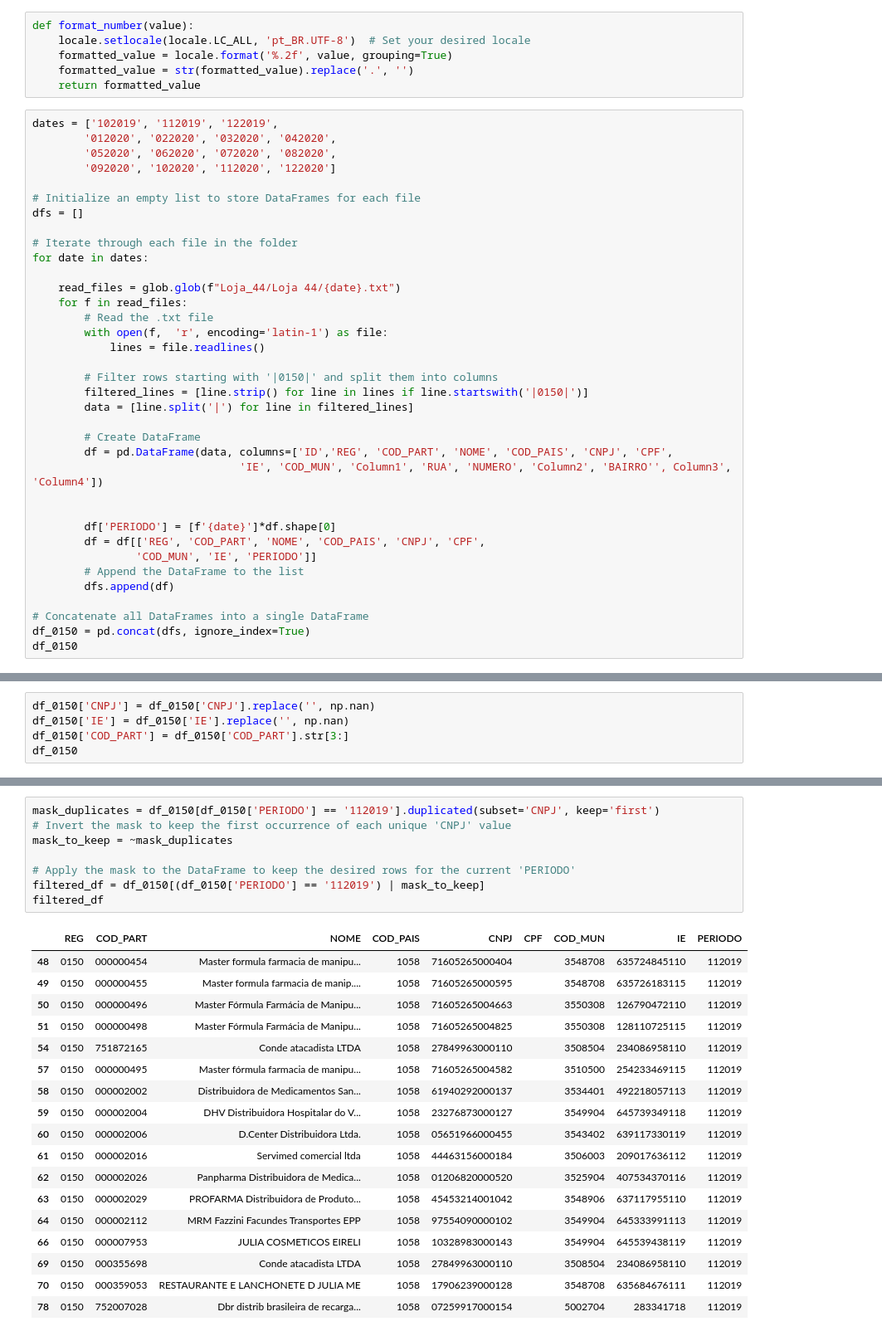
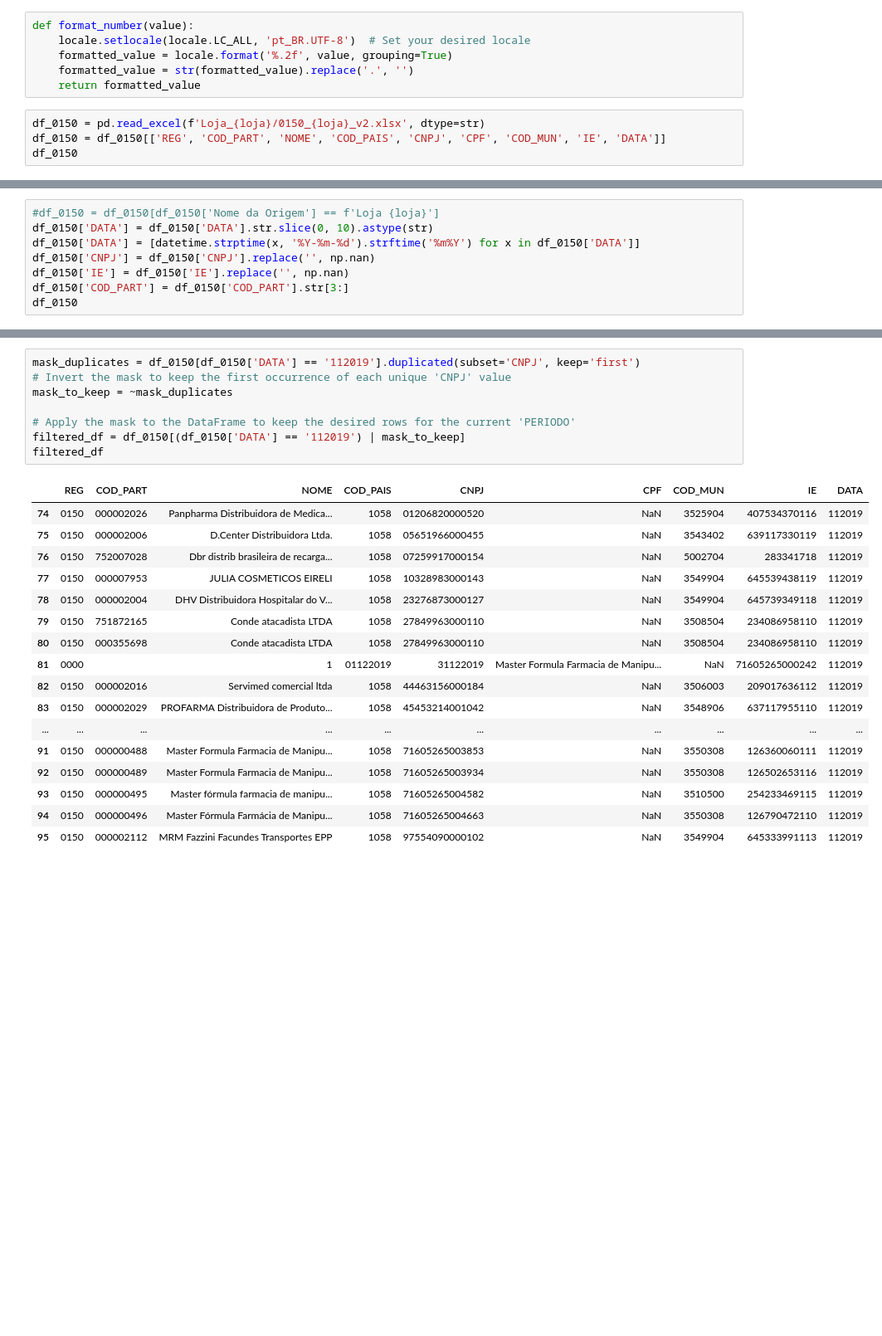
Before and after one commit to viniciuscatelani/Projeto-CAT-42, a Jupyter notebook: Geração txt 0000,150,0200,1100.ipynb, the cells around one changed output, grey strips where cells are left out. Shown: that part at 83% size. Saved outputs shown, nothing was run; the diff lists cells and outputs as text; blank space fills up the shorter version.

```diff
--- a/Geração txt 0000,150,0200,1100.ipynb
+++ b/Geração txt 0000,150,0200,1100.ipynb
@@ -469,39 +466,7 @@ def format_number(value):
     formatted_value = str(formatted_value).replace('.', '')
     return formatted_value
 # %%
-dates = ['102019', '112019', '122019',
-        '012020', '022020', '032020', '042020',
-        '052020', '062020', '072020', '082020',
-        '092020', '102020', '112020', '122020']
-
-# Initialize an empty list to store DataFrames for each file
-dfs = []
-
-# Iterate through each file in the folder
-for date in dates:
-
-    read_files = glob.glob(f"Loja_44/Loja 44/{date}.txt")
-    for f in read_files:
-        # Read the .txt file
-        with open(f,  'r', encoding='latin-1') as file:
-            lines = file.readlines()
-
-        # Filter rows starting with '|0150|' and split them into columns
-        filtered_lines = [line.strip() for line in lines if line.startswith('|0150|')]
-        data = [line.split('|') for line in filtered_lines]
-
-        # Create DataFrame
-        df = pd.DataFrame(data, columns=['ID','REG', 'COD_PART', 'NOME', 'COD_PAIS', 'CNPJ', 'CPF',
-                                'IE', 'COD_MUN', 'Column1', 'RUA', 'NUMERO', 'Column2', 'BAIRRO'', Column3', 'Column4'])
-
-
-        df['PERIODO'] = [f'{date}']*df.shape[0]
-        df = df[['REG', 'COD_PART', 'NOME', 'COD_PAIS', 'CNPJ', 'CPF',
-                'COD_MUN', 'IE', 'PERIODO']]
-        # Append the DataFrame to the list
-        dfs.append(df)
-
-# Concatenate all DataFrames into a single DataFrame
-df_0150 = pd.concat(dfs, ignore_index=True)
+df_0150 = pd.read_excel(f'Loja_{loja}/0150_{loja}_v2.xlsx', dtype=str)
+df_0150 = df_0150[['REG', 'COD_PART', 'NOME', 'COD_PAIS', 'CNPJ', 'CPF', 'COD_MUN', 'IE', 'DATA']]
 df_0150
 # %% [output]
@@ -521,4 +486,7 @@ df_0150
 # %%
+#df_0150 = df_0150[df_0150['Nome da Origem'] == f'Loja {loja}']
+df_0150['DATA'] = df_0150['DATA'].str.slice(0, 10).astype(str)
+df_0150['DATA'] = [datetime.strptime(x, '%Y-%m-%d').strftime('%m%Y') for x in df_0150['DATA']]
 df_0150['CNPJ'] = df_0150['CNPJ'].replace('', np.nan)
 df_0150['IE'] = df_0150['IE'].replace('', np.nan)
 df_0150['COD_PART'] = df_0150['COD_PART'].str[3:]
@@ -558,30 +527,29 @@ df_0150
 # %%
-mask_duplicates = df_0150[df_0150['PERIODO'] == '112019'].duplicated(subset='CNPJ', keep='first')
+mask_duplicates = df_0150[df_0150['DATA'] == '112019'].duplicated(subset='CNPJ', keep='first')
 # Invert the mask to keep the first occurrence of each unique 'CNPJ' value
 mask_to_keep = ~mask_duplicates
 
 # Apply the mask to the DataFrame to keep the desired rows for the current 'PERIODO'
-filtered_df = df_0150[(df_0150['PERIODO'] == '112019') | mask_to_keep]
+filtered_df = df_0150[(df_0150['DATA'] == '112019') | mask_to_keep]
 filtered_df
 # %% [output]
-|  | REG | COD_PART | NOME | COD_PAIS | CNPJ | CPF | COD_MUN | IE | PERIODO |
-| 48 | 0150 | 000000454 | Master formula farmacia de manipu... | 1058 | 71605265000404 |  | 3548708 | 635724845110 | 112019 |
-| 49 | 0150 | 000000455 | Master formula farmacia de manip.... | 1058 | 71605265000595 |  | 3548708 | 635726183115 | 112019 |
-| 50 | 0150 | 000000496 | Master Fórmula Farmácia de Manipu... | 1058 | 71605265004663 |  | 3550308 | 126790472110 | 112019 |
-| 51 | 0150 | 000000498 | Master Fórmula Farmácia de Manipu... | 1058 | 71605265004825 |  | 3550308 | 128110725115 | 112019 |
-| 54 | 0150 | 751872165 | Conde atacadista LTDA | 1058 | 27849963000110 |  | 3508504 | 234086958110 | 112019 |
-| 57 | 0150 | 000000495 | Master fórmula farmacia de manipu... | 1058 | 71605265004582 |  | 3510500 | 254233469115 | 112019 |
-| 58 | 0150 | 000002002 | Distribuidora de Medicamentos San... | 1058 | 61940292000137 |  | 3534401 | 492218057113 | 112019 |
-| 59 | 0150 | 000002004 | DHV Distribuidora Hospitalar do V... | 1058 | 23276873000127 |  | 3549904 | 645739349118 | 112019 |
-| 60 | 0150 | 000002006 | D.Center Distribuidora Ltda. | 1058 | 05651966000455 |  | 3543402 | 639117330119 | 112019 |
-| 61 | 0150 | 000002016 | Servimed comercial ltda | 1058 | 44463156000184 |  | 3506003 | 209017636112 | 112019 |
-| 62 | 0150 | 000002026 | Panpharma Distribuidora de Medica... | 1058 | 01206820000520 |  | 3525904 | 407534370116 | 112019 |
-| 63 | 0150 | 000002029 | PROFARMA Distribuidora de Produto... | 1058 | 45453214001042 |  | 3548906 | 637117955110 | 112019 |
-| 64 | 0150 | 000002112 | MRM Fazzini Facundes Transportes EPP | 1058 | 97554090000102 |  | 3549904 | 645333991113 | 112019 |
-| 66 | 0150 | 000007953 | JULIA COSMETICOS EIRELI | 1058 | 10328983000143 |  | 3549904 | 645539438119 | 112019 |
-| 69 | 0150 | 000355698 | Conde atacadista LTDA | 1058 | 27849963000110 |  | 3508504 | 234086958110 | 112019 |
-| 70 | 0150 | 000359053 | RESTAURANTE E LANCHONETE D JULIA ME | 1058 | 17906239000128 |  | 3548708 | 635684676111 | 112019 |
-| 78 | 0150 | 752007028 | Dbr distrib brasileira de recarga... | 1058 | 07259917000154 |  | 5002704 | 283341718 | 112019 |
+|  | REG | COD_PART | NOME | COD_PAIS | CNPJ | CPF | COD_MUN | IE | DATA |
+| 74 | 0150 | 000002026 | Panpharma Distribuidora de Medica... | 1058 | 01206820000520 | NaN | 3525904 | 407534370116 | 112019 |
+| 75 | 0150 | 000002006 | D.Center Distribuidora Ltda. | 1058 | 05651966000455 | NaN | 3543402 | 639117330119 | 112019 |
+| 76 | 0150 | 752007028 | Dbr distrib brasileira de recarga... | 1058 | 07259917000154 | NaN | 5002704 | 283341718 | 112019 |
+| 77 | 0150 | 000007953 | JULIA COSMETICOS EIRELI | 1058 | 10328983000143 | NaN | 3549904 | 645539438119 | 112019 |
+| 78 | 0150 | 000002004 | DHV Distribuidora Hospitalar do V... | 1058 | 23276873000127 | NaN | 3549904 | 645739349118 | 112019 |
+| 79 | 0150 | 751872165 | Conde atacadista LTDA | 1058 | 27849963000110 | NaN | 3508504 | 234086958110 | 112019 |
+| 80 | 0150 | 000355698 | Conde atacadista LTDA | 1058 | 27849963000110 | NaN | 3508504 | 234086958110 | 112019 |
+| 81 | 0000 |  | 1 | 01122019 | 31122019 | Master Formula Farmacia de Manipu... | NaN | 71605265000242 | 112019 |
+| 82 | 0150 | 000002016 | Servimed comercial ltda | 1058 | 44463156000184 | NaN | 3506003 | 209017636112 | 112019 |
+| 83 | 0150 | 000002029 | PROFARMA Distribuidora de Produto... | 1058 | 45453214001042 | NaN | 3548906 | 637117955110 | 112019 |
+| ... | ... | ... | ... | ... | ... | ... | ... | ... | ... |
+| 91 | 0150 | 000000488 | Master Formula Farmacia de Manipu... | 1058 | 71605265003853 | NaN | 3550308 | 126360060111 | 112019 |
+| 92 | 0150 | 000000489 | Master Formula Farmacia de Manipu... | 1058 | 71605265003934 | NaN | 3550308 | 126502653116 | 112019 |
+| 93 | 0150 | 000000495 | Master fórmula farmacia de manipu... | 1058 | 71605265004582 | NaN | 3510500 | 254233469115 | 112019 |
+| 94 | 0150 | 000000496 | Master Fórmula Farmácia de Manipu... | 1058 | 71605265004663 | NaN | 3550308 | 126790472110 | 112019 |
+| 95 | 0150 | 000002112 | MRM Fazzini Facundes Transportes EPP | 1058 | 97554090000102 | NaN | 3549904 | 645333991113 | 112019 |
 # %%
 filtered_df['CNPJ'].unique()
 # %% [output]
```
Also changed, not shown: parts of 54 cells of this notebook, 6 other files.
